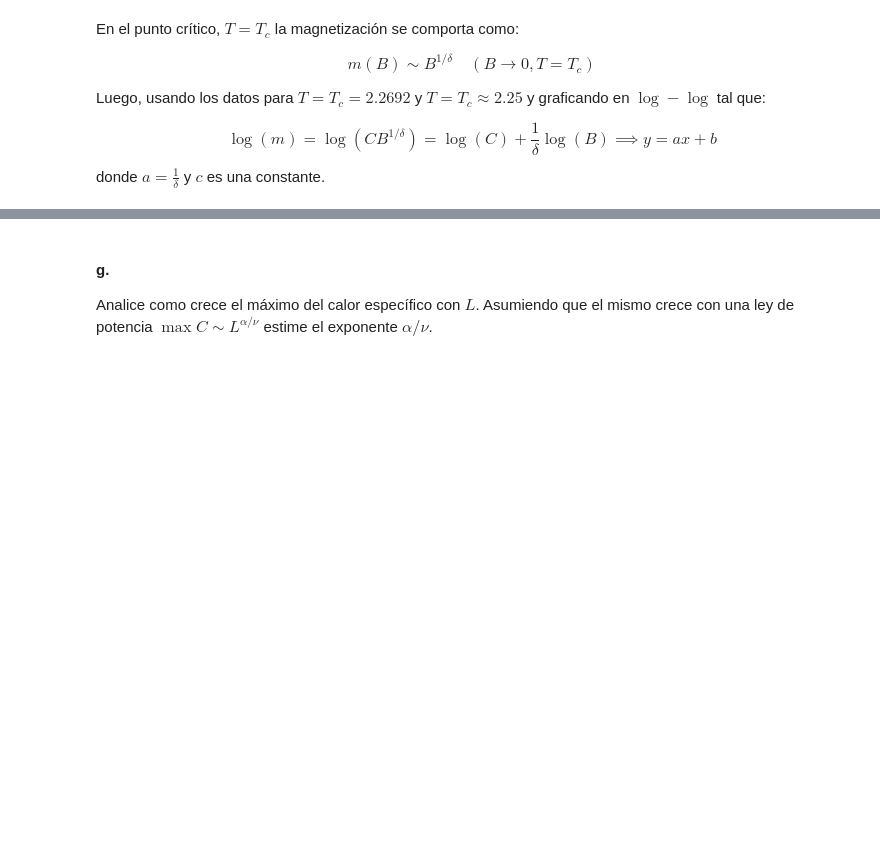
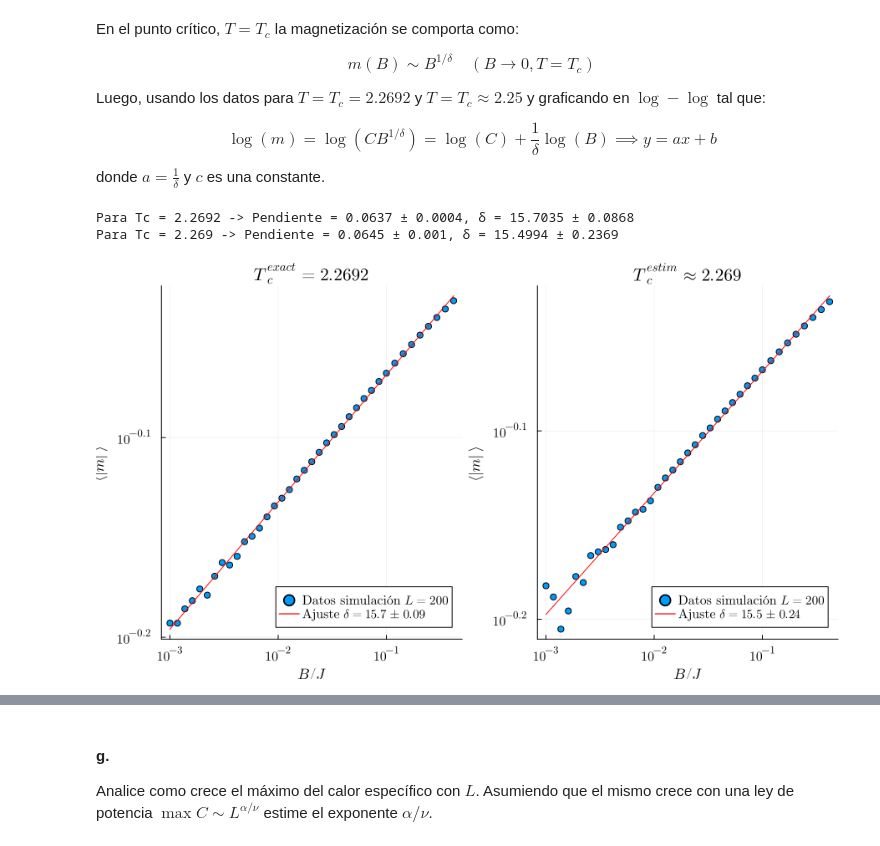
Before and after one commit to diegodorado1729/Coding, a Jupyter notebook: Julia/monte-carlo/G4P2-op.ipynb, the cells around one changed output, grey strips where cells are left out. Cells and saved outputs as stored; diff of their text form; code cells hidden in the pictures; blank space fills up the shorter version.

```diff
--- a/Julia/monte-carlo/G4P2-op.ipynb
+++ b/Julia/monte-carlo/G4P2-op.ipynb
@@ -967,43 +979,63 @@ $$
 $$
 donde $a = \frac{1}{\delta}$ y $c$ es una constante.
 # %%
-T_targets = [2.2692, 2.25]
+T_targets = [2.2692, Tc_binder]  # Exacto y estimado por Binder
 delta_ests = Float64[]
+err_deltas = Float64[]
 
 # Crear un plot con dos subgráficos (1 fila, 2 columnas)
-plt2 = plot(layout=(1, 2), size=(900, 400), legend=:bottomright, lw=2)
+plt2 = plot(layout=(1, 2), size=(900, 500), legend=:bottomright, lw=2)
 
 for (idx_p, T_plot) in enumerate(T_targets)
     k_T = findfirst(==(T_plot), T_list)
     data_T = M_data[k_T, :]
 
-    # Filtrar datos estancados como lo tenías pensado
+    # Filtrar datos estancados
     valid_idx = [i for i in 1:length(data_T)-1 if data_T[i] != data_T[i+1]]
     B_fit = B_list[valid_idx]
     m_fit = data_T[valid_idx]
 
     # Ajuste lineal log-log
     x = log10.(B_fit)
     y = log10.(m_fit)
+    n = length(x)
+
+    # Parámetros del ajuste
     m_slope = cov(x, y) / var(x)
     b_int = mean(y) - m_slope * mean(x)
 
+    # 1. Cálculo del error estadístico de la pendiente
+    y_fit = m_slope .* x .+ b_int
+    residuos = y .- y_fit
+    s2_res = sum(residuos.^2) / (n - 2)
+    Sxx = sum((x .- mean(x)).^2)
+    err_slope = sqrt(s2_res / Sxx)
+
+    # 2. Valor de delta y propagación de su error
     delta_val = 1 / m_slope
+    err_delta = (delta_val^2) * err_slope
+
     push!(delta_ests, delta_val)
+    push!(err_deltas, err_delta)
 
-    println("Para Tc = $T_plot -> Pendiente = $(round(m_slope, digits=4)), δ = $(round(delta_val, digits=4))")
+    println("Para Tc = $T_plot -> Pendiente = $(round(m_slope, digits=4)) ± $(round(err_slope, digits=4)), δ = $(round(delta_val, digits=4)) ± $(round(err_delta, digits=4))")
 
     # Graficar datos y ajuste en el subgráfico correspondiente
     scatter!(plt2[idx_p], B_fit, m_fit, xscale=:log10, yscale=:log10,
-             xlabel=L"B/J", ylabel=L"\langle |m| \rangle", title=L"T_c = %$T_plot",
+             xlabel=L"B/J", ylabel=L"\langle |m| \rangle",
+             title= T_plot==Tc_binder ? L"T_c^{estim} \approx %$T_plot" : L"T_c^{exact} = %$T_plot",
              label=L"Datos simulación $L=%$l$", marker=:circle)
 
-    plot!(plt2[idx_p], B_fit, 10 .^ (m_slope .* x .+ b_int),
-          label=L"Ajuste $\delta = %$(round(delta_val, digits=2))$", color=:red)
+    plot!(plt2[idx_p], B_fit, 10 .^ y_fit,
+          label=L"Ajuste $\delta = %$(round(delta_val, digits=2)) \pm %$(round(err_delta, digits=2))$", color=:red)
 end
 
 display(plt2)
 # savefig(plt2, "delta_fits.pdf")
+# %% [output]
+Para Tc = 2.2692 -> Pendiente = 0.0637 ± 0.0004, δ = 15.7035 ± 0.0868
+Para Tc = 2.269 -> Pendiente = 0.0645 ± 0.001, δ = 15.4994 ± 0.2369
+[figure, added]
 # %%
 # Extraer la estimación de δ usando el Tc aproximado de tus datos (2.25)
 delta_est = delta_ests[2]
```
Also changed, not shown: parts of 5 cells of this notebook.
